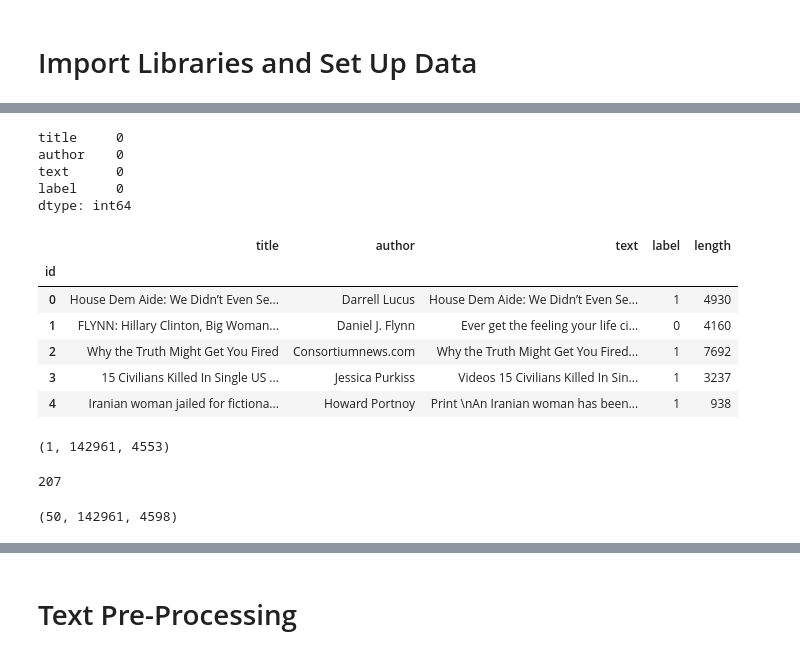
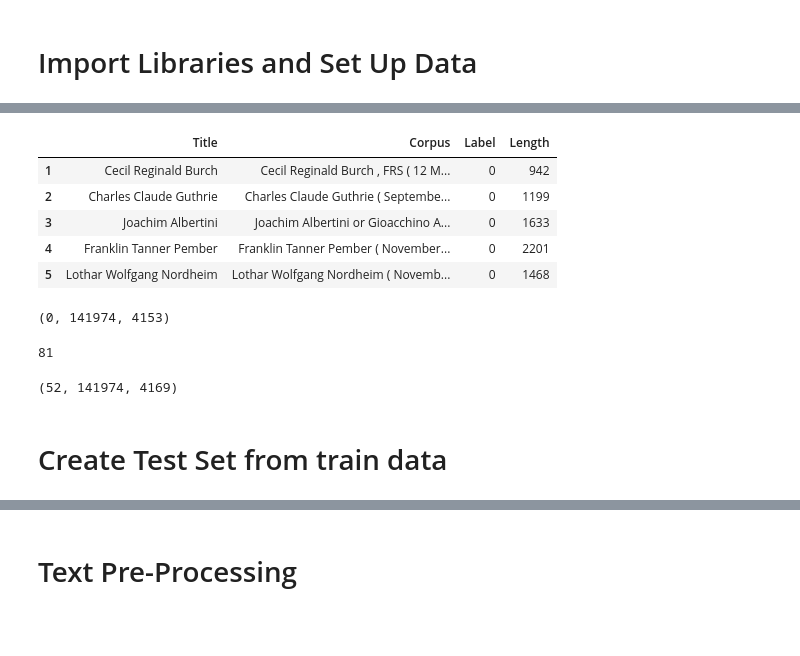
Before and after one commit to wdong97/Fakes-Detection-Challenge, a Jupyter notebook: NLP_Final.ipynb, the cells around one changed output, grey strips where cells are left out. Drawn from its saved outputs; the diff is of its cells as text; code cells hidden in the pictures; blank space fills up the shorter version.

```diff
--- a/NLP_Final.ipynb
+++ b/NLP_Final.ipynb
@@ -29,3 +74,9 @@ train_data = train_data.set_index('id', drop = True)
+# %%
+#Concat reals and fakes
+training_df = pd.concat([data_trainPD,data_fakesPD])
+# %%
+train_data = training_df.copy()
+test_data = data_testPD.copy()
 # %%
 print(train_data.shape)
 train_data.head()
@@ -52,3 +102,8 @@ test_data.head()
+# %%
+#Drop first line for now
+validation_data = data_validPD.drop(data_validPD.index[0])
+train_data = train_data.drop(train_data.index[0])
+test_data = test_data.drop(test_data.index[0])
 # %%
 # checking for missing values
 train_data.isnull().sum()
@@ -60,38 +114,26 @@ label        0
 dtype: int64
-# %%
-# dropping missing values from text columns alone.
-train_data[['title', 'author']] = train_data[['title', 'author']].fillna(value = 'Missing')
-train_data = train_data.dropna()
-train_data.isnull().sum()
-# %% [output]
-title     0
-author    0
-text      0
-label     0
-dtype: int64
 # %%
 #Get the size of each article and add a column for it
 length = []
-[length.append(len(str(text))) for text in train_data['text']]
-train_data['length'] = length
+[length.append(len(str(text))) for text in train_data['Corpus']]
+train_data['Length'] = length
 train_data.head()
 # %% [output]
-|  | title | author | text | label | length |
-| id |  |  |  |  |  |
-| 0 | House Dem Aide: We Didn’t Even Se... | Darrell Lucus | House Dem Aide: We Didn’t Even Se... | 1 | 4930 |
-| 1 | FLYNN: Hillary Clinton, Big Woman... | Daniel J. Flynn | Ever get the feeling your life ci... | 0 | 4160 |
-| 2 | Why the Truth Might Get You Fired | Consortiumnews.com | Why the Truth Might Get You Fired... | 1 | 7692 |
-| 3 | 15 Civilians Killed In Single US ... | Jessica Purkiss | Videos 15 Civilians Killed In Sin... | 1 | 3237 |
-| 4 | Iranian woman jailed for fictiona... | Howard Portnoy | Print \nAn Iranian woman has been... | 1 | 938 |
+|  | Title | Corpus | Label | Length |
+| 1 | Cecil Reginald Burch | Cecil Reginald Burch , FRS ( 12 M... | 0 | 942 |
+| 2 | Charles Claude Guthrie | Charles Claude Guthrie ( Septembe... | 0 | 1199 |
+| 3 | Joachim Albertini | Joachim Albertini or Gioacchino A... | 0 | 1633 |
+| 4 | Franklin Tanner Pember | Franklin Tanner Pember ( November... | 0 | 2201 |
+| 5 | Lothar Wolfgang Nordheim | Lothar Wolfgang Nordheim ( Novemb... | 0 | 1468 |
 # %%
 #check for weird cases of text length
-min(train_data['length']), max(train_data['length']), round(sum(train_data['length'])/len(train_data['length']))
+min(train_data['Length']), max(train_data['Length']), round(sum(train_data['Length'])/len(train_data['Length']))
 # %% [output]
-(1, 142961, 4553)
+(0, 141974, 4153)
 # %%
 #check how many texts are less than 50 words long, classify them as outliers, and remove them
-len(train_data[train_data['length'] < 50])
+len(train_data[train_data['Length'] < 50])
 # %% [output]
-207
+81
 # %%
 # dropping the outliers
@@ -99,5 +141,7 @@ train_data = train_data.drop(train_data['text'][train_data['length'] < 50].index
 # %%
 #look at our data dimensions again
-min(train_data['length']), max(train_data['length']), round(sum(train_data['length'])/len(train_data['length']))
+min(train_data['Length']), max(train_data['Length']), round(sum(train_data['Length'])/len(train_data['Length']))
 # %% [output]
-(50, 142961, 4598)
+(52, 141974, 4169)
+# %% [markdown]
+# Create Test Set from train data
```
Also changed, not shown: parts of 34 cells of this notebook.
